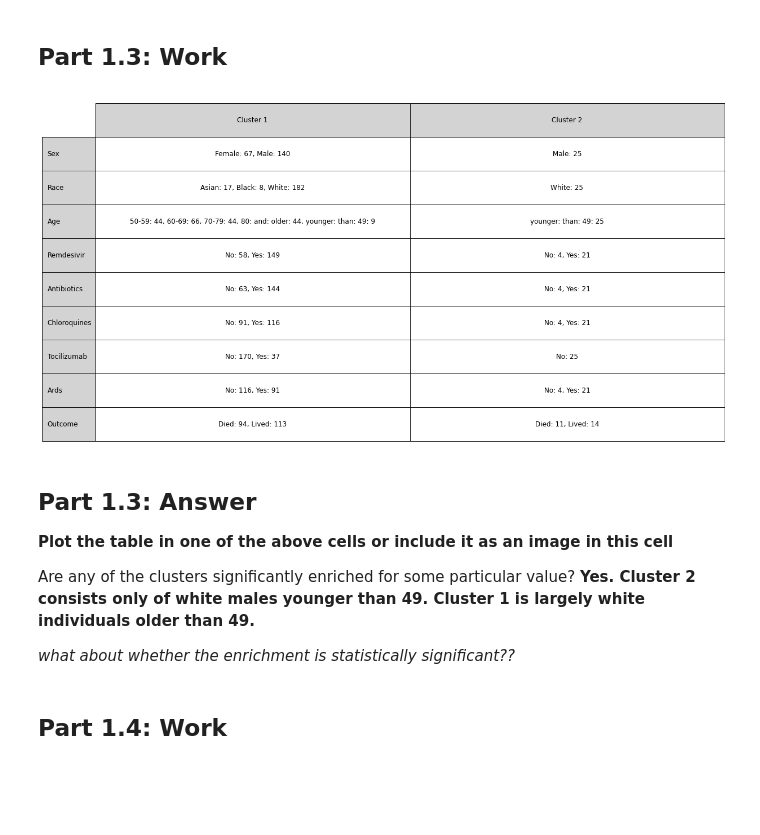
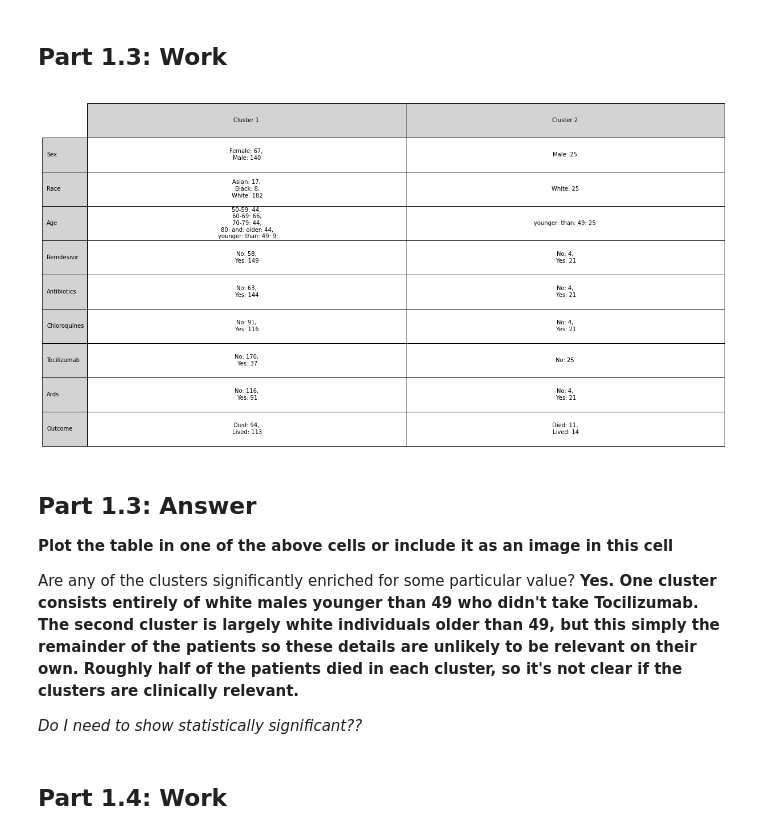
Before and after one commit to ryanquinnnelson/CMU-02718-HW1, a Jupyter notebook: CM_HW1_ryann.ipynb, the cells around one changed output. Cells and saved outputs as stored; diff of their text form; code cells hidden in the pictures; blank space fills up the shorter version.

```diff
--- a/CM_HW1_ryann.ipynb
+++ b/CM_HW1_ryann.ipynb
@@ -179,5 +131,0 @@ array([0, 0, 0, 0, 0, 0, 0, 0, 0, 0, 0, 0, 1, 0, 0, 0, 0, 0, 0, 0, 1, 0,
-# %%
-# add labels as column in data??
-df = pd.DataFrame(df)
-df['cluster']=labels
-df.head()
@@ -263,0 +154,20 @@ array([1.65034514e-25, 2.25892527e-15, 4.53873510e-15, 5.94927821e-15,
+# %%
+'''
+  TODO: Find 4 variables that have statistically significant differences between values in the clusters (i.e p < 0.05 using pairwise t-tests)
+'''
+# do I need to split the data into separate dataframes per cluster to do t-test??
+# degrees of freedom??
+
+# split data by cluster
+df_cluster0=df[df['cluster']==0]
+df_cluster1=df[df['cluster']==1]
+
+# create a dataframe to store test results
+cols = df_standardized_only.columns.values.tolist()  # get names of standarized columns
+df_ttest = pd.DataFrame(columns=['Metric','Statistic','P_value']).astype(dtype= {'Metric':'object', 'Statistic':'float64','P_value':'float64'})
+
+# Welch's t-test
+for col in cols:
+    (stat, pvalue) = stats.ttest_ind(df_cluster0[col], df_cluster1[col], equal_var=False)
+    new_row = pd.Series([col,stat,pvalue], index = df_ttest.columns)
+    df_ttest = df_ttest.append(new_row, ignore_index=True)
@@ -306,7 +233,7 @@ def formatValueCounts(value_counts):
   count_string = value_counts.to_string()
   formatted_counts = [': '.join(count.split()) for count in count_string.split('\n')]
   formatted_counts.sort()
-  return ', '.join(formatted_counts)
+  return ',\n '.join(formatted_counts)
 
 # Creates table summarizing data by cluster and categorical feature
 def plotSummaryTable(cellText, PATH_TO_SAVE=None):
@@ -332,8 +259,8 @@ def plotSummaryTable(cellText, PATH_TO_SAVE=None):
               cellLoc='center',
               loc='upper center')
   table.scale(2,5)
-  table.auto_set_font_size(False)
-  table.set_fontsize(12)
+  table.auto_set_font_size(True) # was false
+#   table.set_fontsize(8)
 
   plt.axis('off')
   plt.grid(False)
@@ -343,43 +270,40 @@ def plotSummaryTable(cellText, PATH_TO_SAVE=None):
 # %%
 '''
   TODO: Create a table where the rows correspond to the variables in columns 53-61, and the columns correspond to the k clusters you identified.
         For each cell in the table, put summary statistics for that (variable, cluster) pair
 
   TIP: 1. If you create a 2D list, cellText, where cellText[i][j] contains a string summarizing the statistics for cluster i and column (53 + j) in
           the data, you can pass this into plotSummaryTable (provided above) to automatically create the table with matplotlib
        2. If you use value_counts() from Pandas, you can pass the resulting series to formatValueCounts (provided above) to convert it to a formatted string
 '''
 #'Sex','Race', 'Age', 'Remdesivir', 'Antibiotics', 'Chloroquines','Tocilizumab', 'Ards', 'Outcome'
 
-# create cellText
+# create 2d list to contain results
 rows=2 # 2 clusters
 columns=9 # 9 categorical columns
 cellText=[[''] * columns for i in range(rows)]
 
 
 # get summary stats for each categorical column
-categorical_cols = df.iloc[:,52:61].columns # subtract 1 because column index starts at 0
-
+categorical_cols = df.columns.values.tolist()[52:61]
 for i, col in enumerate(categorical_cols):
-    col_num=i
     for cluster in range(0,2):
-        df_one_cluster = df[df['cluster']==cluster] # select data for only that cluster
-        counts = df_one_cluster[col].value_counts()
-        formatted = formatValueCounts(counts)
-        cellText[cluster][col_num]=formatted
+        df_one_cluster = df[df['cluster']==cluster] # select data for only one cluster
+        formatted = formatValueCounts(df_one_cluster[col].value_counts())
+        cellText[cluster][i]=formatted
 
 output_table = plotSummaryTable(cellText)
 output_table
 # %% [output]
-[figure, old version]
+[figure, new version]
 # %% [markdown]
 ## **Part 1.3: Answer**
 
 **Plot the table in one of the above cells or include it as an image in this cell**
 
-Are any of the clusters significantly enriched for some particular value? **Yes. Cluster 2 consists only of white males younger than 49. Cluster 1 is largely white individuals older than 49.**
+Are any of the clusters significantly enriched for some particular value? **Yes. One cluster consists entirely of white males younger than 49 who didn't take Tocilizumab. The second cluster is largely white individuals older than 49, but this simply the remainder of the patients so these details are unlikely to be relevant on their own. Roughly half of the patients died in each cluster, so it's not clear if the clusters are clinically relevant.**
 
-*what about whether the enrichment is statistically significant??*
+*Do I need to show statistically significant??*
 # %% [markdown]
 ## **Part 1.4: Work**
 # %% [markdown]
```
Also changed, not shown: parts of 45 cells of this notebook.
